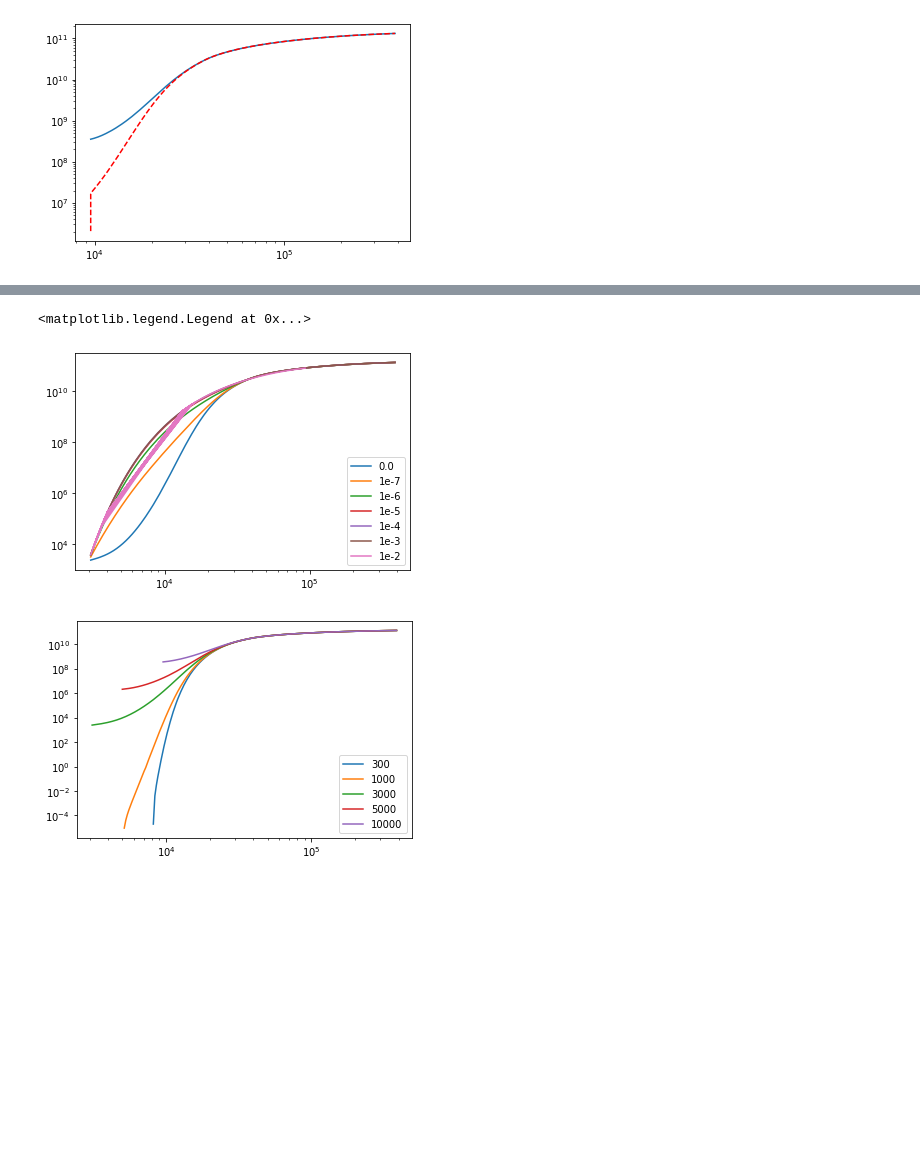
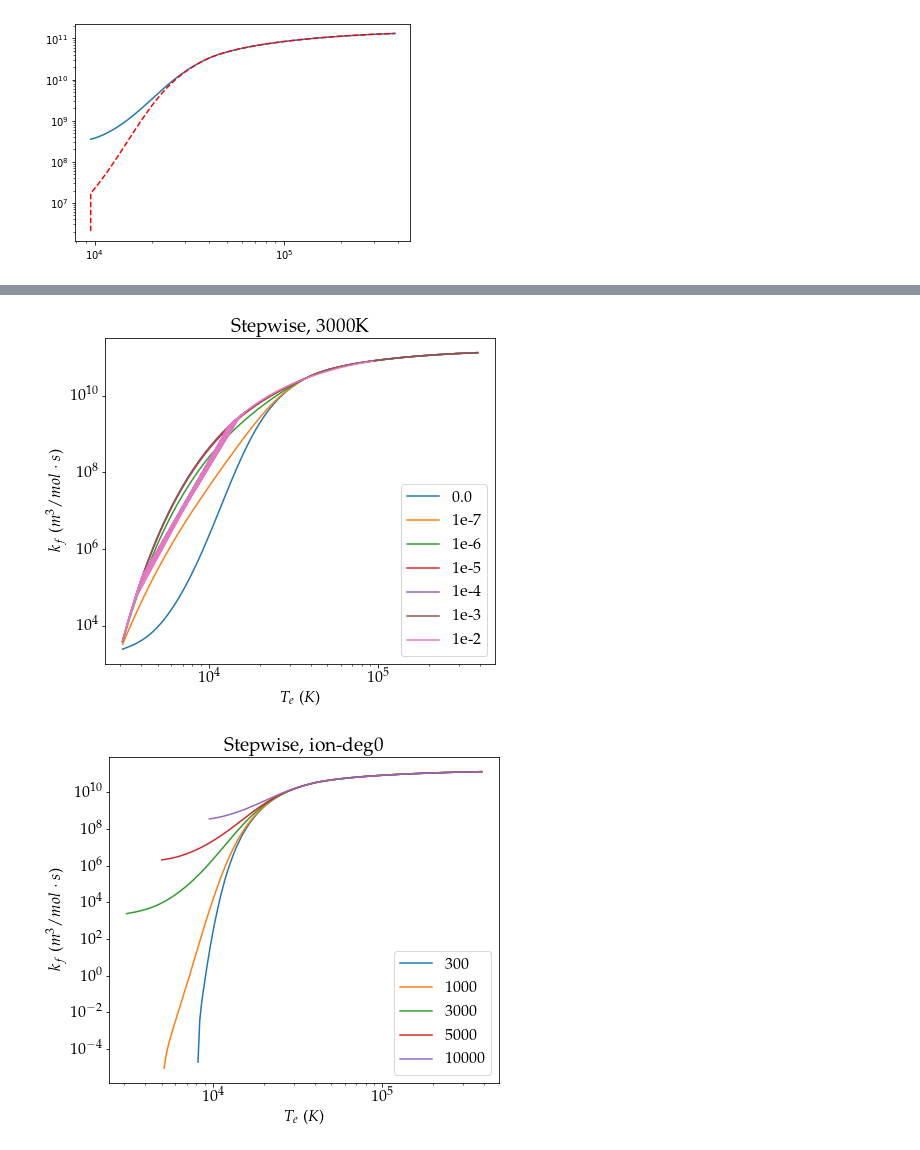
Before and after one commit to dreamer2368/uncertain-crs, a Jupyter notebook: bolsig/toTorch1d.ipynb, the cells around one changed output, grey strips where cells are left out. Drawn from its saved outputs; the diff is of its cells as text; code cells hidden in the pictures; blank space fills up the shorter version.

```diff
--- a/bolsig/toTorch1d.ipynb
+++ b/bolsig/toTorch1d.ipynb
@@ -58,6 +58,13 @@ plt.loglog(Te0, rateStepIon1[:,1],'--r')
 [figure]
 [figure]
 # %%
+plt.rcParams.update({
+    "text.usetex": True,
+    "font.family": "serif",
+    "font.serif": ["Palatino"],
+    "font.size": 16,
+})
+
 rateIon = [np.loadtxt('./torch1d/ionization.3000K.txt')]
 for k in range(6):
     prefix = '3000K.ion1e-%d' % (7-k)
@@ -70,7 +77,13 @@ for k, rateIonK in enumerate(rateIon):
     idx = (rateIonK[:,1] > 0.0)
     plt.loglog(rateIonK[idx,0], rateIonK[idx,1], '-', label=labels[k])
 #     plt.loglog(rateIonK[:,0], rateIonK[:,1], '-', label=labels[k])
+plt.xlabel('$T_e$ ($K$)')
+plt.ylabel('$k_f$ ($m^3/mol\cdot s$)')
+plt.title('Ionization, 3000K')
 plt.legend()
+fig = plt.gcf()
+fig.set_size_inches(7, 6)
+fig.savefig("./torch1d/ionization.3000K.pdf", dpi=1200)
 
 temps = ['300', '1000', '3000', '5000', '10000']
 rateIon = []
@@ -83,4 +96,10 @@ for k, rateIonK in enumerate(rateIon):
     plt.loglog(rateIonK[idx,0], rateIonK[idx,1], '-', label=temps[k])
 #     plt.loglog(rateIonK[:,0], rateIonK[:,1], '-', label=labels[k])
 plt.legend()
+plt.xlabel('$T_e$ ($K$)')
+plt.ylabel('$k_f$ ($m^3/mol\cdot s$)')
+plt.title('Ionization, ion-deg=0.0')
+fig = plt.gcf()
+fig.set_size_inches(7, 6)
+fig.savefig("./torch1d/ionization.iondeg0.pdf", dpi=1200)
 # %% [output]
@@ -116,26 +145,37 @@ plt.legend()
 # %%
 rateStepIon = [np.loadtxt('./torch1d/step-ionization.3000K.txt')]
 for k in range(6):
     prefix = '3000K.ion1e-%d' % (7-k)
     rateStepIon += [np.loadtxt('./torch1d/step-ionization.%s.txt' % prefix)]
 
 plt.figure(1)
 for k, rateStepIonK in enumerate(rateStepIon):
     idx = (rateStepIonK[:,1] > 0.0)
     plt.loglog(rateStepIonK[idx,0], rateStepIonK[idx,1], '-', label=labels[k])
 #     plt.loglog(rateStepIonK[:,0], rateStepIonK[:,1], '-', label=labels[k])
 plt.legend()
+plt.xlabel('$T_e$ ($K$)')
+plt.ylabel('$k_f$ ($m^3/mol\cdot s$)')
+plt.title('Stepwise, 3000K')
+fig = plt.gcf()
+fig.set_size_inches(7, 6)
+fig.savefig("./torch1d/step_ionization.3000K.pdf", dpi=1200)
 
 rateStepIon = []
 for k in range(len(temps)):
     rateStepIon += [np.loadtxt('./torch1d/step-ionization.%sK.txt' % temps[k])]
 
 plt.figure(2)
 for k, rateStepIonK in enumerate(rateStepIon):
     idx = (rateStepIonK[:,1] > 0.0)
     plt.loglog(rateStepIonK[idx,0], rateStepIonK[idx,1], '-', label=temps[k])
 plt.legend()
+plt.xlabel('$T_e$ ($K$)')
+plt.ylabel('$k_f$ ($m^3/mol\cdot s$)')
+plt.title('Stepwise, ion-deg0')
+fig = plt.gcf()
+fig.set_size_inches(7, 6)
+fig.savefig("./torch1d/step_ionization.iondeg0.pdf", dpi=1200)
 # %% [output]
-<matplotlib.legend.Legend at 0x...>
-[figure, old version]
+[figure, new version]
-[figure, old version]
+[figure, new version]
```
Also changed, not shown: parts of 3 cells of this notebook, 18 other files.
